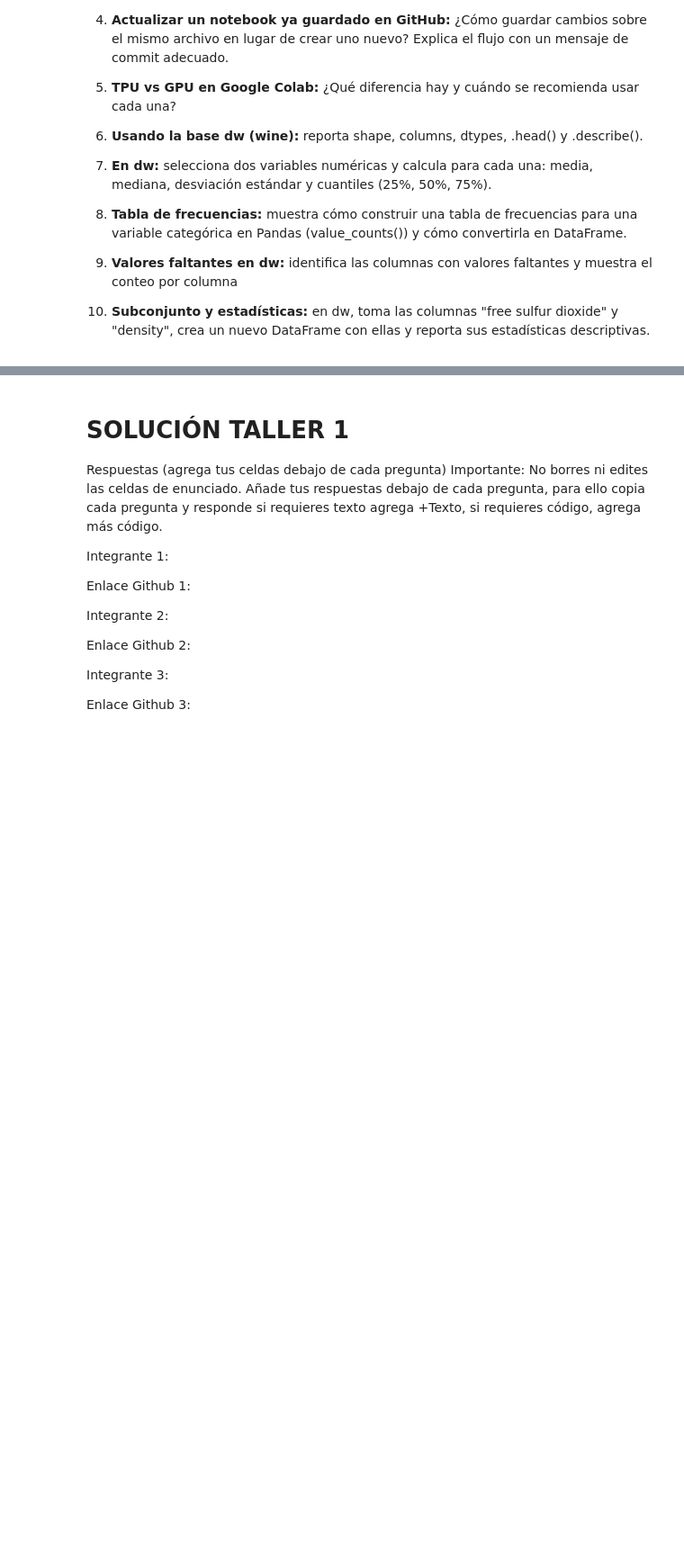
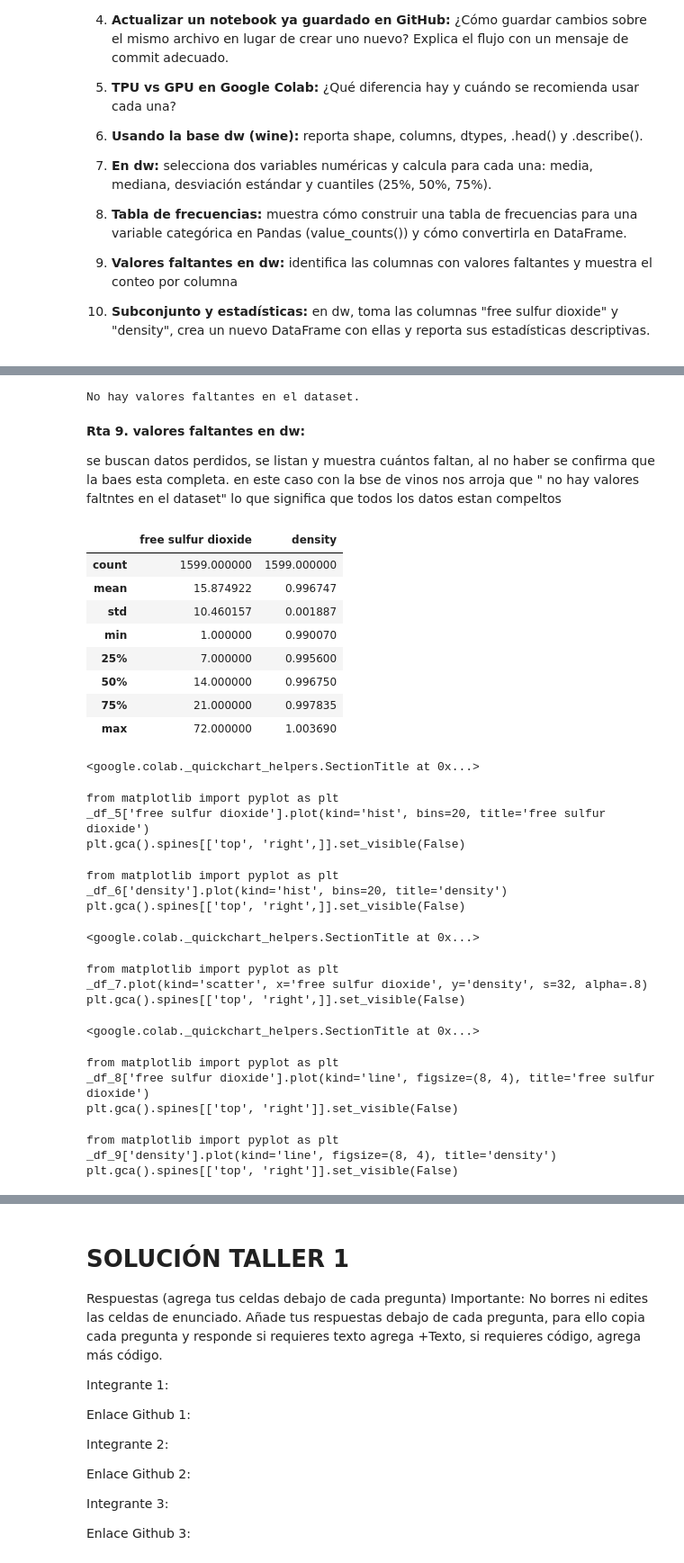
Before and after one commit to juliethpjaimeo-tech/Actividad-1-Sist-Avanz-Prod, a Jupyter notebook: NB_01_Colab_GitHub_Primeros_Pasos_ipynb.ipynb, the cells around one changed output, grey strips where cells are left out. Shown: that part at 90% size. Saved outputs shown, nothing was run; the diff lists cells and outputs as text; code cells hidden in the pictures; blank space fills up the shorter version.

```diff
--- a/NB_01_Colab_GitHub_Primeros_Pasos_ipynb.ipynb
+++ b/NB_01_Colab_GitHub_Primeros_Pasos_ipynb.ipynb
@@ -877,0 +1214,61 @@ Esto es muy importante ya que se puede elegir cualqueir notebbok al azar de los
+# %%
+# 9 valores faltantes en dw:
+
+import pandas as pd
+url = "https://archive.ics.uci.edu/ml/machine-learning-databases/wine-quality/winequality-red.csv"
+# La base de datos la vamos a llamar dw (data frame wine)
+dw = pd.read_csv(url, sep=';')
+faltantes = dw.isnull().sum()
+faltantes = faltantes[faltantes > 0]
+
+if not faltantes.empty:
+    print("Columnas con valores faltantes:")
+    print(faltantes)
+else:
+    print("No hay valores faltantes en el dataset.")
+# %% [output]
+No hay valores faltantes en el dataset.
+# %% [markdown]
+**Rta 9. valores faltantes en dw:**
+
+se buscan datos perdidos, se listan y muestra cuántos faltan, al no haber se confirma que la baes esta completa. en este caso con la bse de vinos nos arroja que " no hay valores faltntes en el dataset" lo que significa que todos los datos estan compeltos
+# %%
+#10. <Subconjunto y estadisticas:
+
+import pandas as pd
+
+url = "https://archive.ics.uci.edu/ml/machine-learning-databases/wine-quality/winequality-red.csv"
+# La base de datos la vamos a llamar dw (data frame wine)
+dw = pd.read_csv(url, sep=';')
+
+sub_df = dw[['free sulfur dioxide', 'density']]
+
+display(sub_df.describe())
+# %% [output]
+|  | free sulfur dioxide | density |
+| count | 1599.000000 | 1599.000000 |
+| mean | 15.874922 | 0.996747 |
+| std | 10.460157 | 0.001887 |
+| min | 1.000000 | 0.990070 |
+| 25% | 7.000000 | 0.995600 |
+| 50% | 14.000000 | 0.996750 |
+| 75% | 21.000000 | 0.997835 |
+| max | 72.000000 | 1.003690 |
+<google.colab._quickchart_helpers.SectionTitle at 0x...>
+from matplotlib import pyplot as plt
+_df_5['free sulfur dioxide'].plot(kind='hist', bins=20, title='free sulfur dioxide')
+plt.gca().spines[['top', 'right',]].set_visible(False)
+from matplotlib import pyplot as plt
+_df_6['density'].plot(kind='hist', bins=20, title='density')
+plt.gca().spines[['top', 'right',]].set_visible(False)
+<google.colab._quickchart_helpers.SectionTitle at 0x...>
+from matplotlib import pyplot as plt
+_df_7.plot(kind='scatter', x='free sulfur dioxide', y='density', s=32, alpha=.8)
+plt.gca().spines[['top', 'right',]].set_visible(False)
+<google.colab._quickchart_helpers.SectionTitle at 0x...>
+from matplotlib import pyplot as plt
+_df_8['free sulfur dioxide'].plot(kind='line', figsize=(8, 4), title='free sulfur dioxide')
+plt.gca().spines[['top', 'right']].set_visible(False)
+from matplotlib import pyplot as plt
+_df_9['density'].plot(kind='line', figsize=(8, 4), title='density')
+plt.gca().spines[['top', 'right']].set_visible(False)
```
Also changed, not shown: parts of 32 cells of this notebook.
